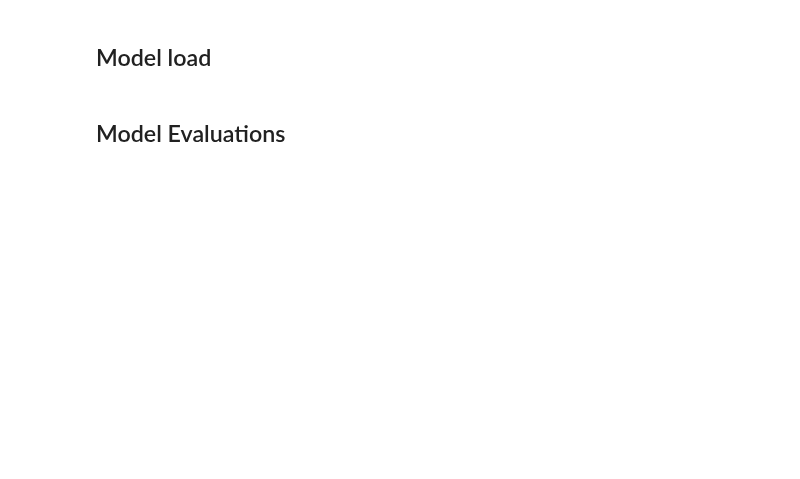
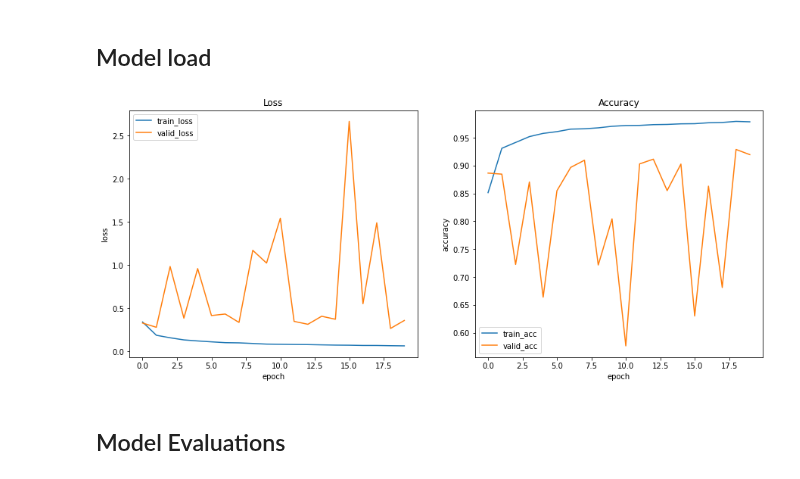
Before and after one commit to michsun/deepfake-detection, a Jupyter notebook: model/notebooks/Deepfake Detection - Follow up Training - EfficientNetB7.ipynb, the cells around one changed output. Cells and saved outputs as stored; diff of their text form; code cells hidden in the pictures; blank space fills up the shorter version.

```diff
--- a/model/notebooks/Deepfake Detection - Follow up Training - EfficientNetB7.ipynb
+++ b/model/notebooks/Deepfake Detection - Follow up Training - EfficientNetB7.ipynb
@@ -381,23 +397,25 @@ with open(pickle_path, "rb") as f:
 # %%
 def plot_loss_and_accuracy(history, figsize=(15,6)):
   fig, ax = plt.subplots(1, 2, figsize=figsize)
   ax[0].plot(history['loss'], label='train_loss')
   ax[0].plot(history['val_loss'], label='valid_loss')
   ax[0].set_title("Loss")
   ax[0].set_xlabel("epoch")
   ax[0].set_ylabel("loss")
   ax[0].legend()
   ax[1].plot(history['accuracy'], label='train_acc')
   ax[1].plot(history['val_accuracy'], label='valid_acc')
   ax[1].set_title("Accuracy")
   ax[1].set_xlabel("epoch")
   ax[1].set_ylabel("accuracy")
   ax[1].legend()
 
   plt.show()
 
 
-# plot_loss_and_accuracy(history)
+plot_loss_and_accuracy(history)
+# %% [output]
+[figure, added]
 # %% [markdown]
 ## Model Evaluations
 # %%
```
Also changed, not shown: parts of 7 cells of this notebook.
